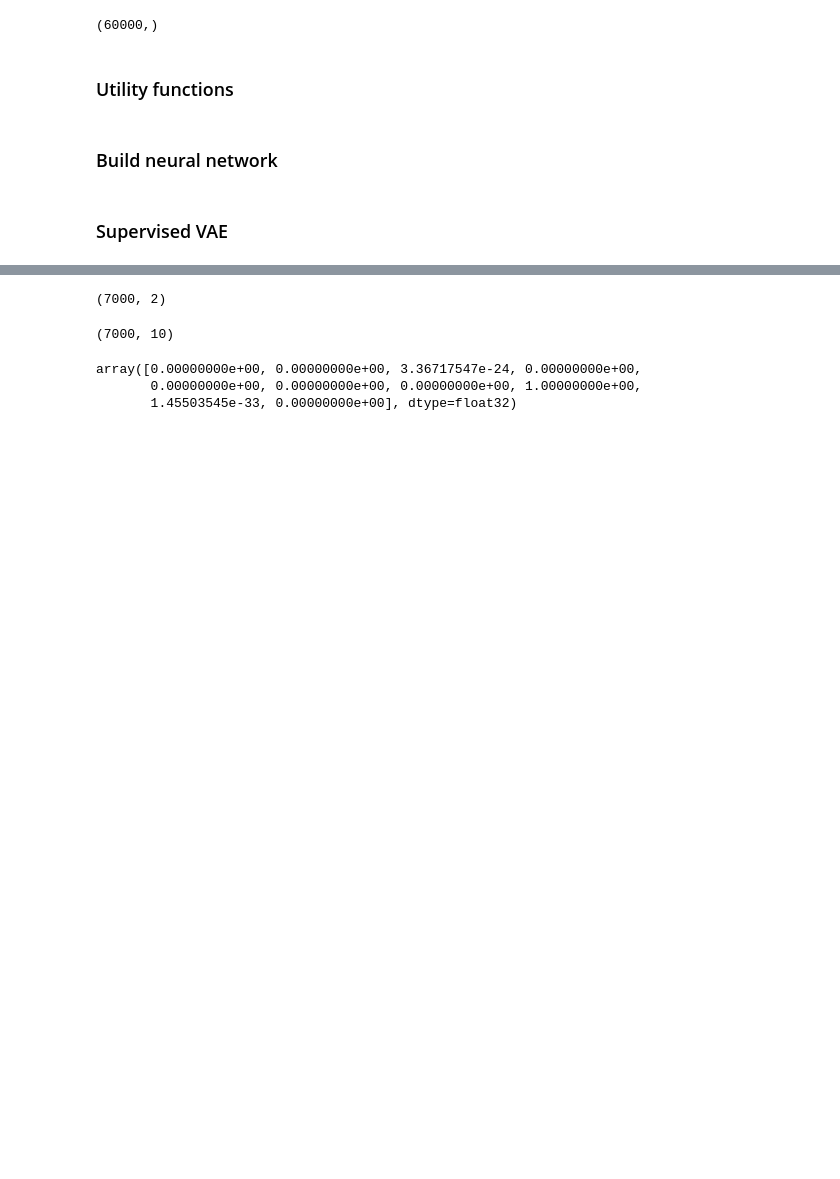
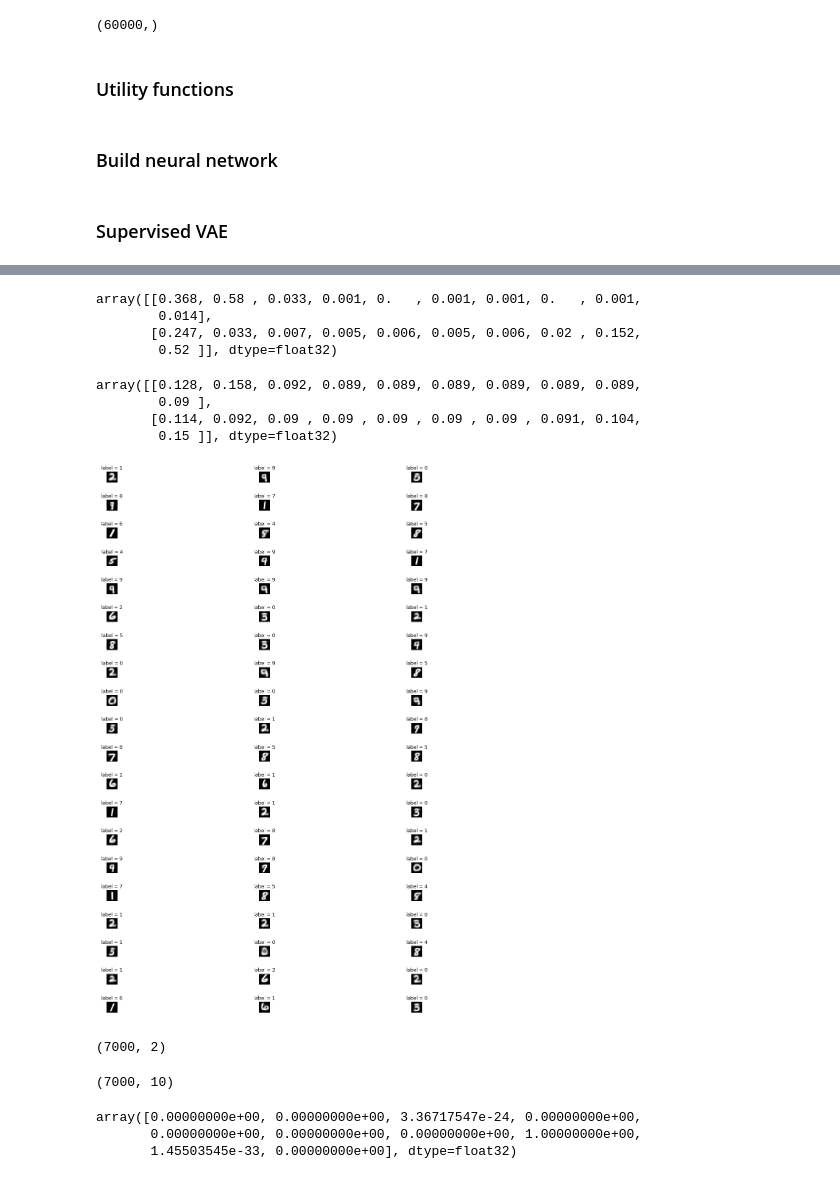
Before and after one commit to macjankowski/vae_models, a Jupyter notebook: pub2/vae_gmm_responsibilities_11.04.2019.ipynb, the cells around one changed output, grey strips where cells are left out. Drawn from its saved outputs; the diff is of its cells as text; code cells hidden in the pictures; blank space fills up the shorter version.

```diff
--- a/pub2/vae_gmm_responsibilities_11.04.2019.ipynb
+++ b/pub2/vae_gmm_responsibilities_11.04.2019.ipynb
@@ -118,6 +121,22 @@ def classification_ratio(score, threshold):
     cond = score > threshold
     above_threshold = np.mean((score > threshold).astype(int))
     return above_threshold
+# %%
+def plot_many_images(images, labels, rows=4, columns=3):
+
+    ROW = rows
+    COLUMN = columns
+    for i in range(ROW * COLUMN):
+        # train[i][0] is i-th image data with size 28x28
+        image = images[i].reshape(28, 28)   # not necessary to reshape if ndim is set to 2
+        plt.subplot(ROW, COLUMN, i+1)          # subplot with size (width 3, height 5)
+        plt.imshow(image, cmap='gray')  # cmap='gray' is for black and white picture.
+        # train[i][1] is i-th digit label
+        plt.title('label = {}'.format(labels[i]))
+        plt.axis('off')  # do not show axis value
+    plt.tight_layout()   # automatic padding between subplots
+    #plt.savefig('images/mnist_plot.png')
+    plt.show()
 # %% [markdown]
 ### Build neural network
 # %%
@@ -541,3 +576,22 @@ plot_2d_latent_space(model_supervised, onehot_encoder, X_test, y_test)
+# %%
+np.around(resps[0:2,:], decimals=3)
+# %% [output]
+array([[0.368, 0.58 , 0.033, 0.001, 0.   , 0.001, 0.001, 0.   , 0.001,
+        0.014],
+       [0.247, 0.033, 0.007, 0.005, 0.006, 0.005, 0.006, 0.02 , 0.152,
+        0.52 ]], dtype=float32)
+# %%
+np.around(softmax(resps[0:2,:]/1.0), decimals=3)
+# %% [output]
+array([[0.128, 0.158, 0.092, 0.089, 0.089, 0.089, 0.089, 0.089, 0.089,
+        0.09 ],
+       [0.114, 0.092, 0.09 , 0.09 , 0.09 , 0.09 , 0.09 , 0.091, 0.104,
+        0.15 ]], dtype=float32)
+# %%
+plt.figure(figsize=(20,20))
+plot_many_images(images_from_standard_normal_flat, resps_label, rows=20)
+# %% [output]
+[figure, added]
 # %%
 model_supervised.encode2(X_test)[0].shape
 # %% [output]
```
Also changed, not shown: parts of 7 cells of this notebook, 21 other files.
